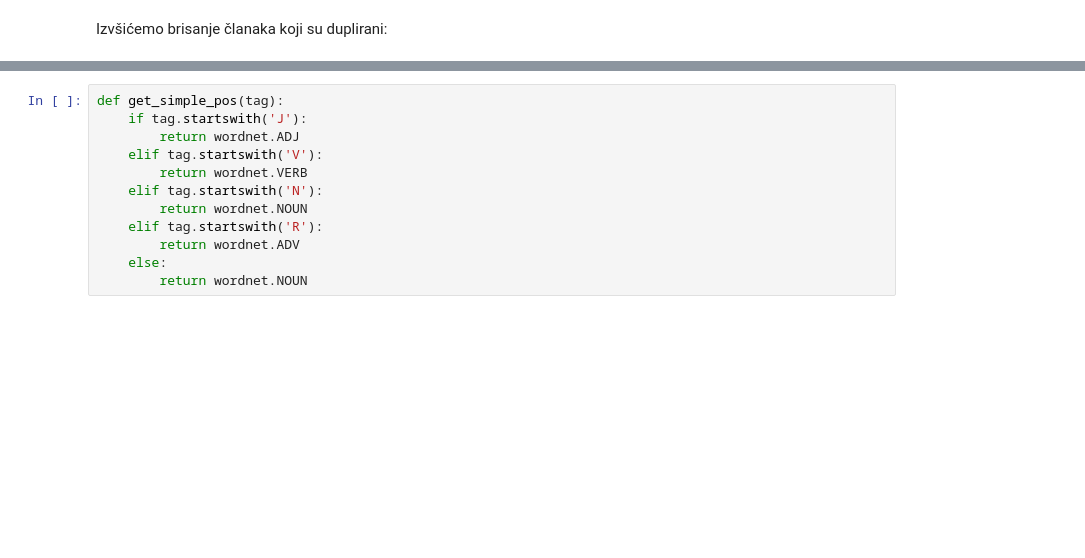
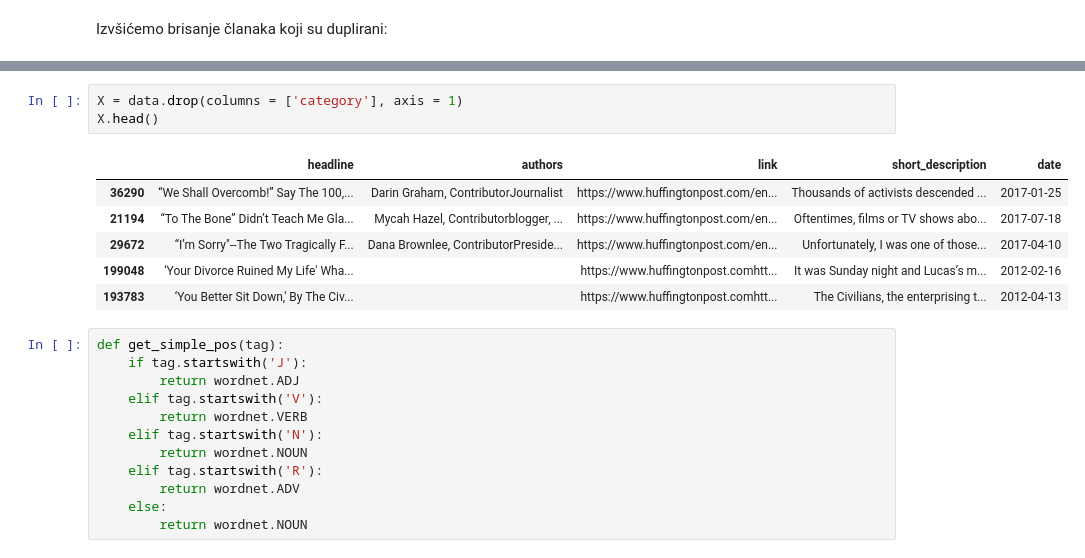
Before and after one commit to nickjovana/Masinsko-ucenje, a Jupyter notebook: news_preprocessing.ipynb, the cells around one changed output, grey strips where cells are left out. Saved outputs shown, nothing was run; the diff lists cells and outputs as text; blank space fills up the shorter version.

```diff
--- a/news_preprocessing.ipynb
+++ b/news_preprocessing.ipynb
@@ -176,3 +157,13 @@ Izvršićemo uklanjanje stop reči iz engleskog jezika(znakovi interpunkcije, č
+# %%
+X = data.drop(columns = ['category'], axis = 1)
+X.head()
+# %% [output]
+|  | headline | authors | link | short_description | date |
+| 36290 | “We Shall Overcomb!” Say The 100,... | Darin Graham, ContributorJournalist | https://www.huffingtonpost.com/en... | Thousands of activists descended ... | 2017-01-25 |
+| 21194 | “To The Bone” Didn’t Teach Me Gla... | Mycah Hazel, Contributorblogger, ... | https://www.huffingtonpost.com/en... | Oftentimes, films or TV shows abo... | 2017-07-18 |
+| 29672 | “I’m Sorry"--The Two Tragically F... | Dana Brownlee, ContributorPreside... | https://www.huffingtonpost.com/en... | Unfortunately, I was one of those... | 2017-04-10 |
+| 199048 | ‘Your Divorce Ruined My Life' Wha... |  | https://www.huffingtonpost.comhtt... | It was Sunday night and Lucas’s m... | 2012-02-16 |
+| 193783 | ‘You Better Sit Down,' By The Civ... |  | https://www.huffingtonpost.comhtt... | The Civilians, the enterprising t... | 2012-04-13 |
 # %%
 def get_simple_pos(tag):
     if tag.startswith('J'):
```
Also changed, not shown: parts of 28 cells of this notebook, 1 other file.
